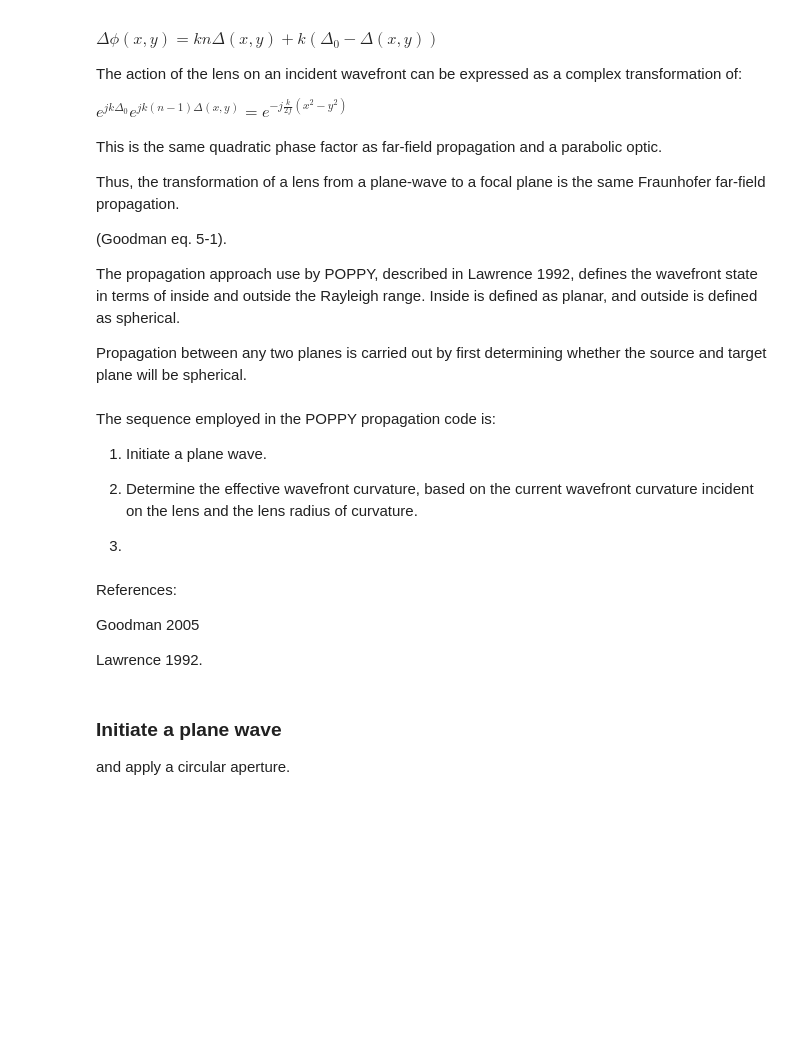
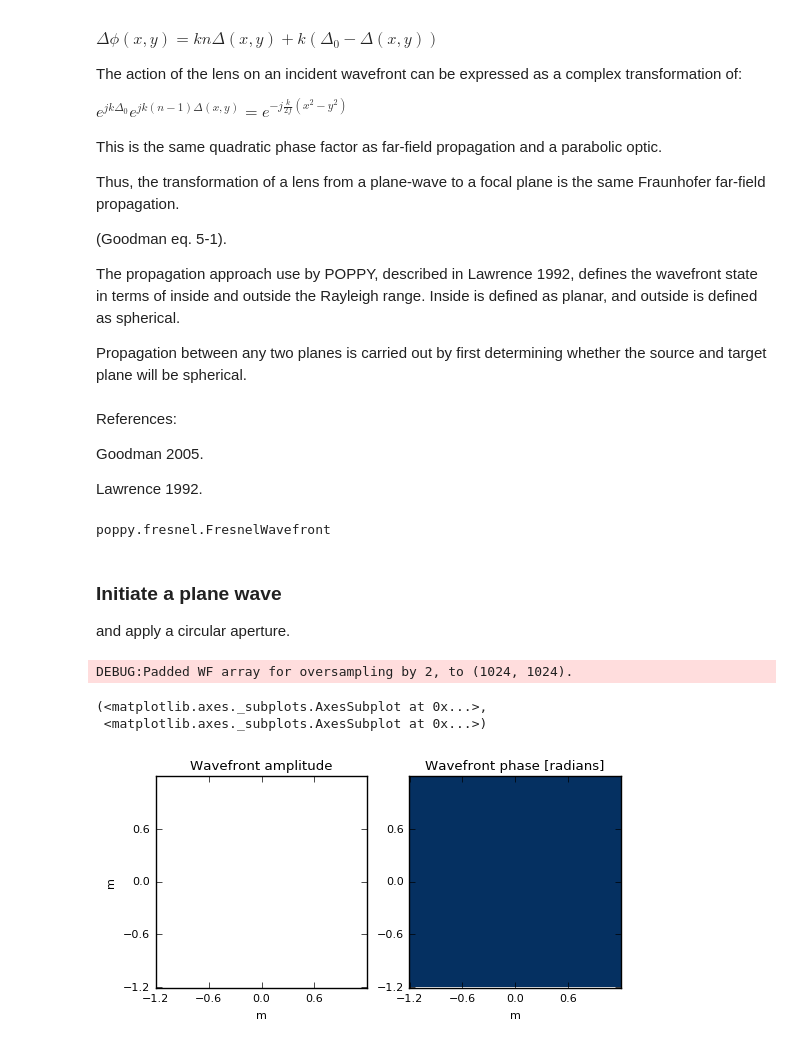
Before and after one commit to douglase/poppy_example_notebooks, a Jupyter notebook: Fresnel/Introduction to Angular Spectrum Propagation.ipynb, the cells around one changed output. Saved outputs shown, nothing was run; the diff lists cells and outputs as text; code cells hidden in the pictures; blank space fills up the shorter version.

Commit message:
fixing hubble example, adding effective curvature bit

```diff
--- a/Fresnel/Introduction to Angular Spectrum Propagation.ipynb
+++ b/Fresnel/Introduction to Angular Spectrum Propagation.ipynb
@@ -100,17 +102,10 @@ The propagation approach use by POPPY, described in Lawrence 1992, defines the w
 Inside is defined as planar, and outside is defined as spherical.
 
 Propagation between any two planes is carried out by first determining whether the source and target plane will be spherical.
-# %% [markdown]
-The sequence employed in the POPPY propagation code is:
-
-1. Initiate a plane wave.
-
-3. Determine the effective wavefront curvature, based on the current wavefront curvature incident on the lens and the lens radius of curvature.
-4.
 # %% [markdown]
 References:
 
-Goodman 2005
+Goodman 2005.
 
 Lawrence 1992.
 # %%
@@ -120,14 +115,22 @@ fl_pri = 5.52085 * u.m
 d_pri_sec = 4.907028205 * u.m
 fl_sec = -0.6790325 * u.m
 d_sec_to_focus = 6.3919974 * u.m
+poppy.FresnelWavefront
+# %% [output]
+poppy.fresnel.FresnelWavefront
 # %% [markdown]
 ### Initiate a plane wave
 
 and apply a circular aperture.
 # %%
-wf_init = poppy.FresnelWavefront(2.4*u.m,
+wf_init = poppy.FresnelWavefront(1.2*u.m,
     wavelength=500*u.nm,
-    npix=1024,
+    npix=512,
     oversample=2)
 wf_init.display(what="both")
+# %% [output]
+DEBUG:Padded WF array for oversampling by 2, to (1024, 1024).
+(<matplotlib.axes._subplots.AxesSubplot at 0x...>,
+ <matplotlib.axes._subplots.AxesSubplot at 0x...>)
+[figure, added]
 # %%
```
Also changed, not shown: parts of 14 cells of this notebook.
